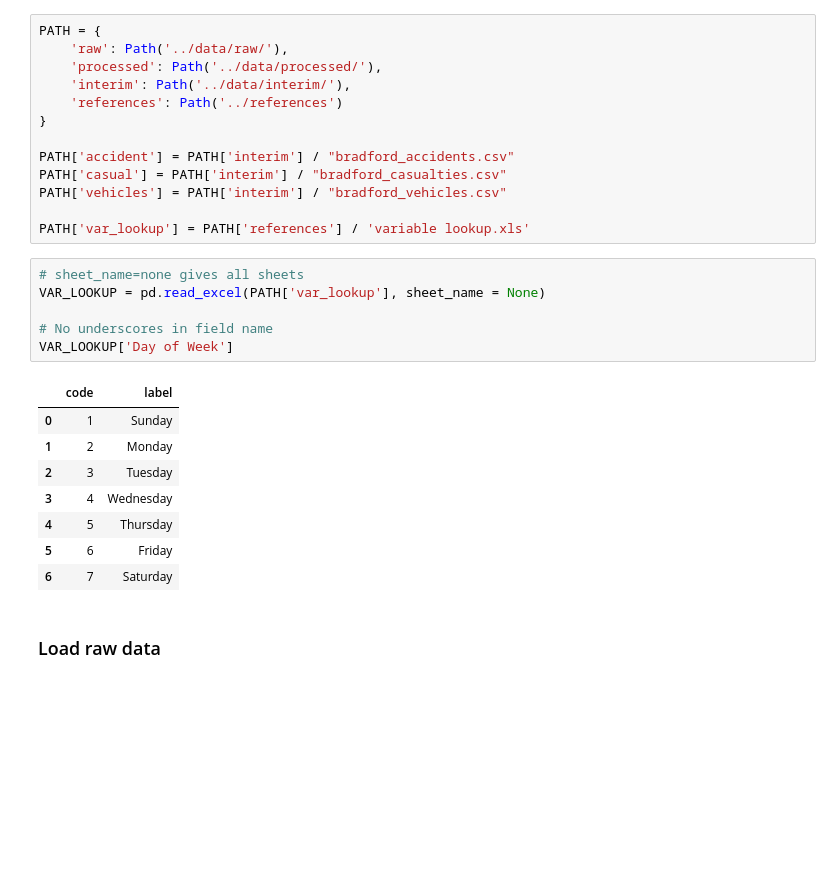
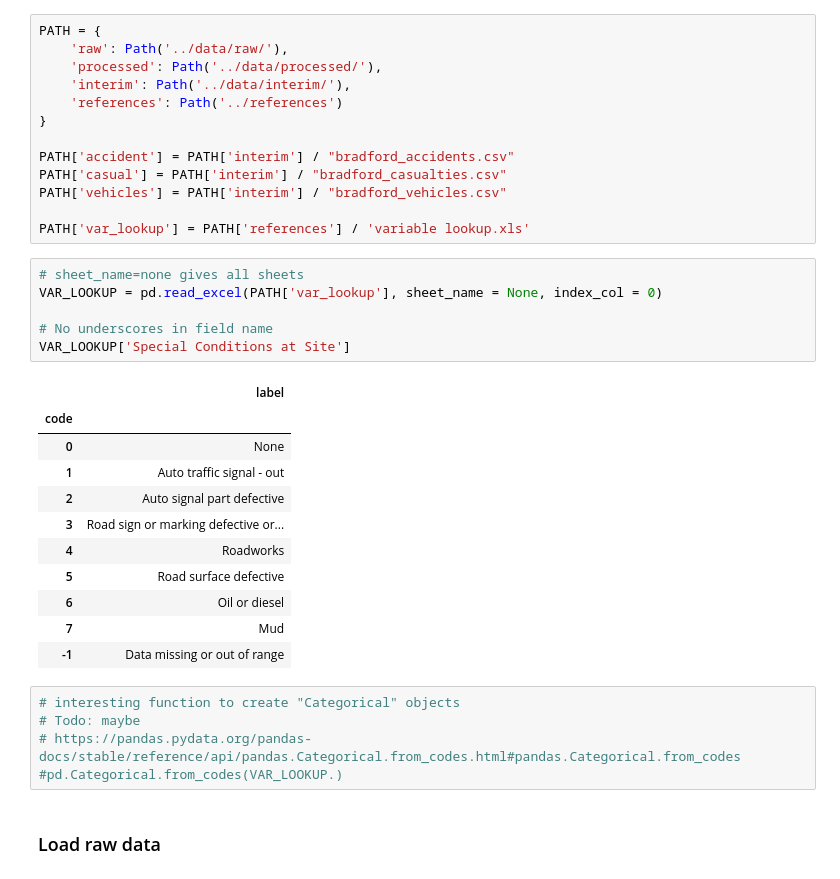
Before and after one commit to mszell/fyp2021p01lectures, a Jupyter notebook: notebooks/fyp2021p01lectures_draft.ipynb, the cells around one changed output. Drawn from its saved outputs; the diff is of its cells as text; blank space fills up the shorter version.

```diff
--- a/notebooks/fyp2021p01lectures_draft.ipynb
+++ b/notebooks/fyp2021p01lectures_draft.ipynb
@@ -48,19 +48,27 @@ PATH['vehicles'] = PATH['interim'] / "bradford_vehicles.csv"
 PATH['var_lookup'] = PATH['references'] / 'variable lookup.xls'
 # %%
 # sheet_name=none gives all sheets
-VAR_LOOKUP = pd.read_excel(PATH['var_lookup'], sheet_name = None)
+VAR_LOOKUP = pd.read_excel(PATH['var_lookup'], sheet_name = None, index_col = 0)
 
 # No underscores in field name
-VAR_LOOKUP['Day of Week']
+VAR_LOOKUP['Special Conditions at Site']
 # %% [output]
-|  | code | label |
-| 0 | 1 | Sunday |
-| 1 | 2 | Monday |
-| 2 | 3 | Tuesday |
-| 3 | 4 | Wednesday |
-| 4 | 5 | Thursday |
-| 5 | 6 | Friday |
-| 6 | 7 | Saturday |
+|  | label |
+| code |  |
+| 0 | None |
+| 1 | Auto traffic signal - out |
+| 2 | Auto signal part defective |
+| 3 | Road sign or marking defective or... |
+| 4 | Roadworks |
+| 5 | Road surface defective |
+| 6 | Oil or diesel |
+| 7 | Mud |
+| -1 | Data missing or out of range |
+# %%
+# interesting function to create "Categorical" objects
+# Todo: maybe
+# https://pandas.pydata.org/pandas-docs/stable/reference/api/pandas.Categorical.from_codes.html#pandas.Categorical.from_codes
+#pd.Categorical.from_codes(VAR_LOOKUP.)
 # %% [markdown]
 ### Load raw data
 # %% [markdown]
```
Also changed, not shown: parts of 30 cells of this notebook.
